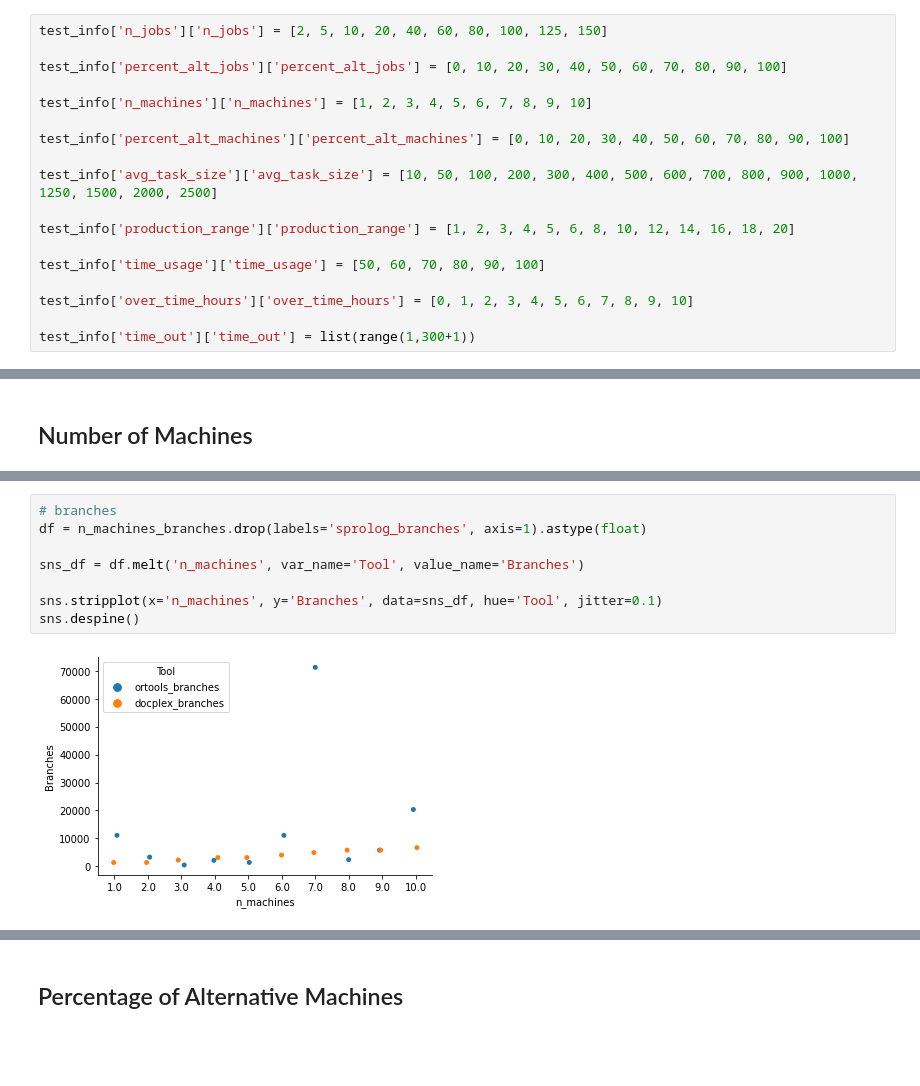
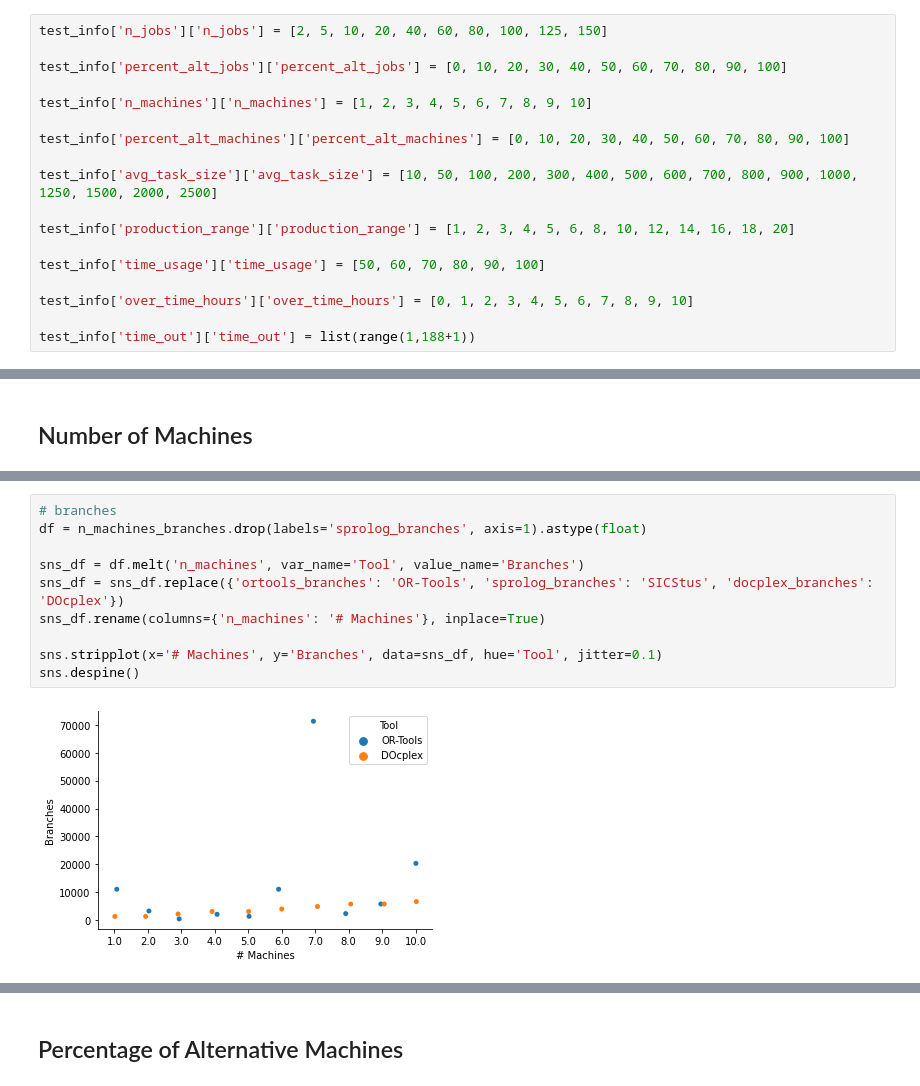
Before and after one commit to LeKinaSa/plr-job-shop, a Jupyter notebook: FinalResultsAnalysis.ipynb, the cells around one changed output, grey strips where cells are left out. Saved outputs shown, nothing was run; the diff lists cells and outputs as text; blank space fills up the shorter version.

```diff
--- a/FinalResultsAnalysis.ipynb
+++ b/FinalResultsAnalysis.ipynb
@@ -51,4 +51,4 @@ test_info['time_usage']['time_usage'] = [50, 60, 70, 80, 90, 100]
 
 test_info['over_time_hours']['over_time_hours'] = [0, 1, 2, 3, 4, 5, 6, 7, 8, 9, 10]
 
-test_info['time_out']['time_out'] = list(range(1,300+1))
+test_info['time_out']['time_out'] = list(range(1,188+1))
@@ -251,13 +275,15 @@ sns.despine()
 # %%
 # branches
 df = n_machines_branches.drop(labels='sprolog_branches', axis=1).astype(float)
 
 sns_df = df.melt('n_machines', var_name='Tool', value_name='Branches')
+sns_df = sns_df.replace({'ortools_branches': 'OR-Tools', 'sprolog_branches': 'SICStus', 'docplex_branches': 'DOcplex'})
+sns_df.rename(columns={'n_machines': '# Machines'}, inplace=True)
 
-sns.stripplot(x='n_machines', y='Branches', data=sns_df, hue='Tool', jitter=0.1)
+sns.stripplot(x='# Machines', y='Branches', data=sns_df, hue='Tool', jitter=0.1)
 sns.despine()
 # %% [output]
-[figure, old version]
+[figure, new version]
 # %%
 # wall time
 df = n_machines_wall_time.astype(float)
```
Also changed, not shown: parts of 41 cells of this notebook.
